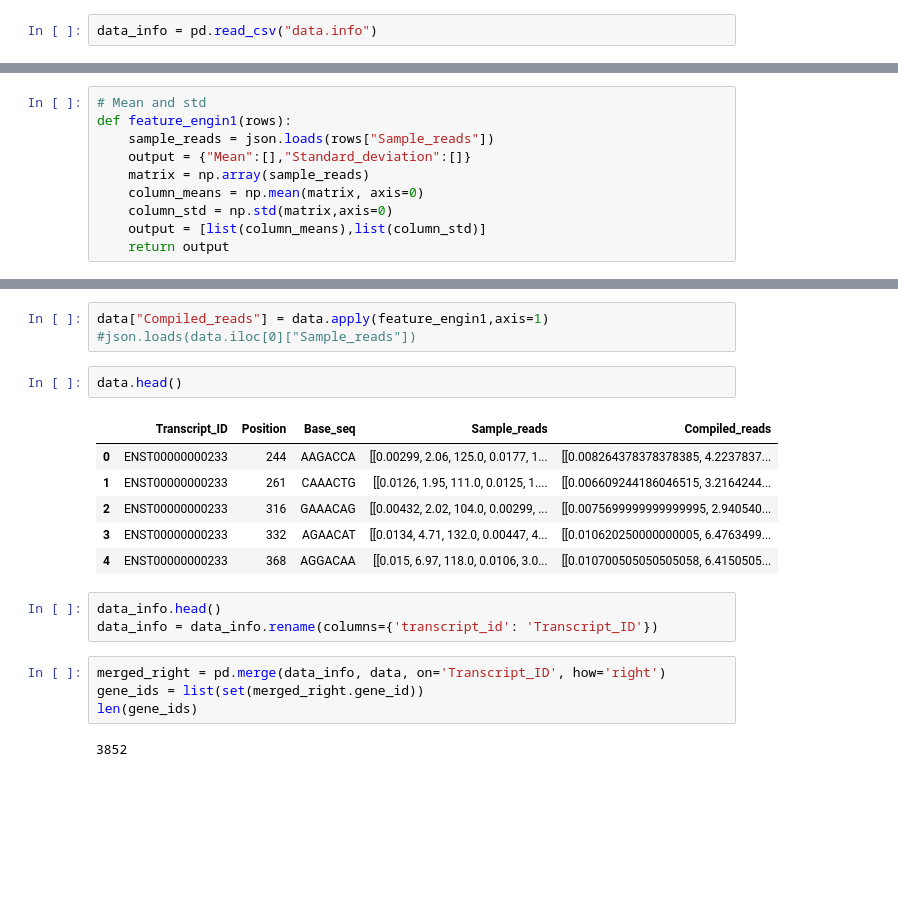
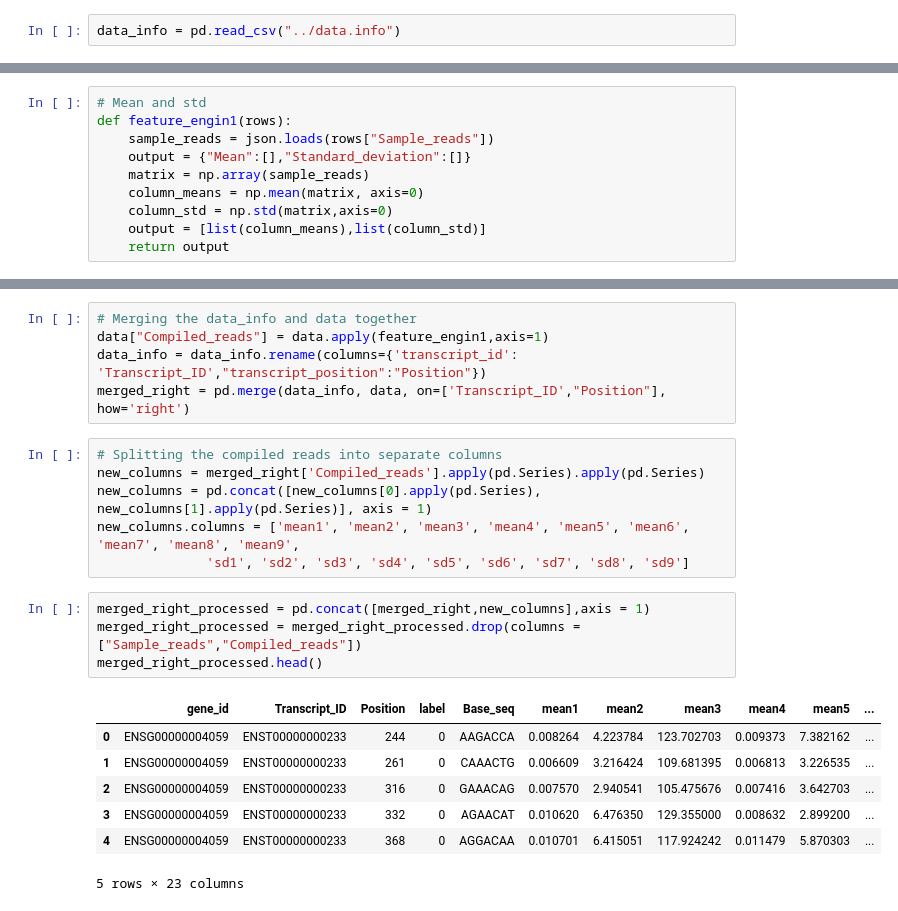
Before and after one commit to Derek327783/DSA4266-project2, a Jupyter notebook: Feature Engineering.ipynb, the cells around one changed output, grey strips where cells are left out. Cells and saved outputs as stored; diff of their text form; blank space fills up the shorter version.

```diff
--- a/Feature Engineering.ipynb
+++ b/Feature Engineering.ipynb
@@ -6,4 +10,4 @@ data = pd.read_csv("output_data.csv")
 # %%
 data = data.rename(columns={'0': 'Transcript_ID', '1': 'Position',"2":"Base_seq","3":"Sample_reads"})
 # %%
-data_info = pd.read_csv("data.info")
+data_info = pd.read_csv("../data.info")
@@ -26,21 +30,23 @@ list(np.mean(matrix,axis=0))
 # %%
+# Merging the data_info and data together
 data["Compiled_reads"] = data.apply(feature_engin1,axis=1)
-#json.loads(data.iloc[0]["Sample_reads"])
+data_info = data_info.rename(columns={'transcript_id': 'Transcript_ID',"transcript_position":"Position"})
+merged_right = pd.merge(data_info, data, on=['Transcript_ID',"Position"], how='right')
-# %%
-data.head()
-# %% [output]
-|  | Transcript_ID | Position | Base_seq | Sample_reads | Compiled_reads |
-| 0 | ENST00000000233 | 244 | AAGACCA | [[0.00299, 2.06, 125.0, 0.0177, 1... | [[0.008264378378378385, 4.2237837... |
-| 1 | ENST00000000233 | 261 | CAAACTG | [[0.0126, 1.95, 111.0, 0.0125, 1.... | [[0.006609244186046515, 3.2164244... |
-| 2 | ENST00000000233 | 316 | GAAACAG | [[0.00432, 2.02, 104.0, 0.00299, ... | [[0.0075699999999999995, 2.940540... |
-| 3 | ENST00000000233 | 332 | AGAACAT | [[0.0134, 4.71, 132.0, 0.00447, 4... | [[0.010620250000000005, 6.4763499... |
-| 4 | ENST00000000233 | 368 | AGGACAA | [[0.015, 6.97, 118.0, 0.0106, 3.0... | [[0.010700505050505058, 6.4150505... |
-# %%
-data_info.head()
-data_info = data_info.rename(columns={'transcript_id': 'Transcript_ID'})
-# %%
-merged_right = pd.merge(data_info, data, on='Transcript_ID', how='right')
-gene_ids = list(set(merged_right.gene_id))
-len(gene_ids)
-# %% [output]
-3852
+# %%
+# Splitting the compiled reads into separate columns
+new_columns = merged_right['Compiled_reads'].apply(pd.Series).apply(pd.Series)
+new_columns = pd.concat([new_columns[0].apply(pd.Series), new_columns[1].apply(pd.Series)], axis = 1)
+new_columns.columns = ['mean1', 'mean2', 'mean3', 'mean4', 'mean5', 'mean6', 'mean7', 'mean8', 'mean9',
+              'sd1', 'sd2', 'sd3', 'sd4', 'sd5', 'sd6', 'sd7', 'sd8', 'sd9']
+# %%
+merged_right_processed = pd.concat([merged_right,new_columns],axis = 1)
+merged_right_processed = merged_right_processed.drop(columns = ["Sample_reads","Compiled_reads"])
+merged_right_processed.head()
+# %% [output]
+|  | gene_id | Transcript_ID | Position | label | Base_seq | mean1 | mean2 | mean3 | mean4 | mean5 | ... |
+| 0 | ENSG00000004059 | ENST00000000233 | 244 | 0 | AAGACCA | 0.008264 | 4.223784 | 123.702703 | 0.009373 | 7.382162 | ... |
+| 1 | ENSG00000004059 | ENST00000000233 | 261 | 0 | CAAACTG | 0.006609 | 3.216424 | 109.681395 | 0.006813 | 3.226535 | ... |
+| 2 | ENSG00000004059 | ENST00000000233 | 316 | 0 | GAAACAG | 0.007570 | 2.940541 | 105.475676 | 0.007416 | 3.642703 | ... |
+| 3 | ENSG00000004059 | ENST00000000233 | 332 | 0 | AGAACAT | 0.010620 | 6.476350 | 129.355000 | 0.008632 | 2.899200 | ... |
+| 4 | ENSG00000004059 | ENST00000000233 | 368 | 0 | AGGACAA | 0.010701 | 6.415051 | 117.924242 | 0.011479 | 5.870303 | ... |
+5 rows × 23 columns
```
Also changed, not shown: parts of 24 cells of this notebook.
